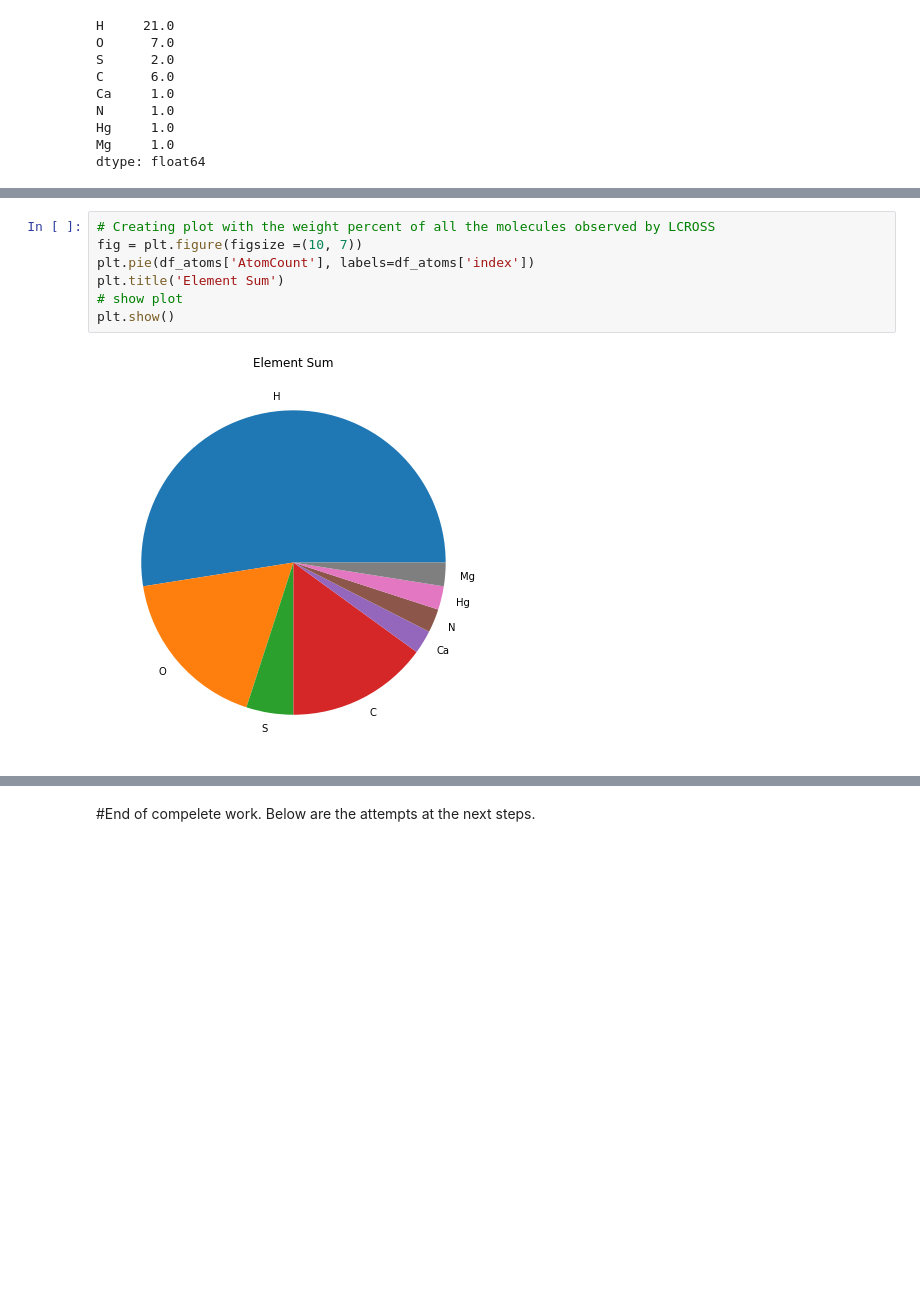
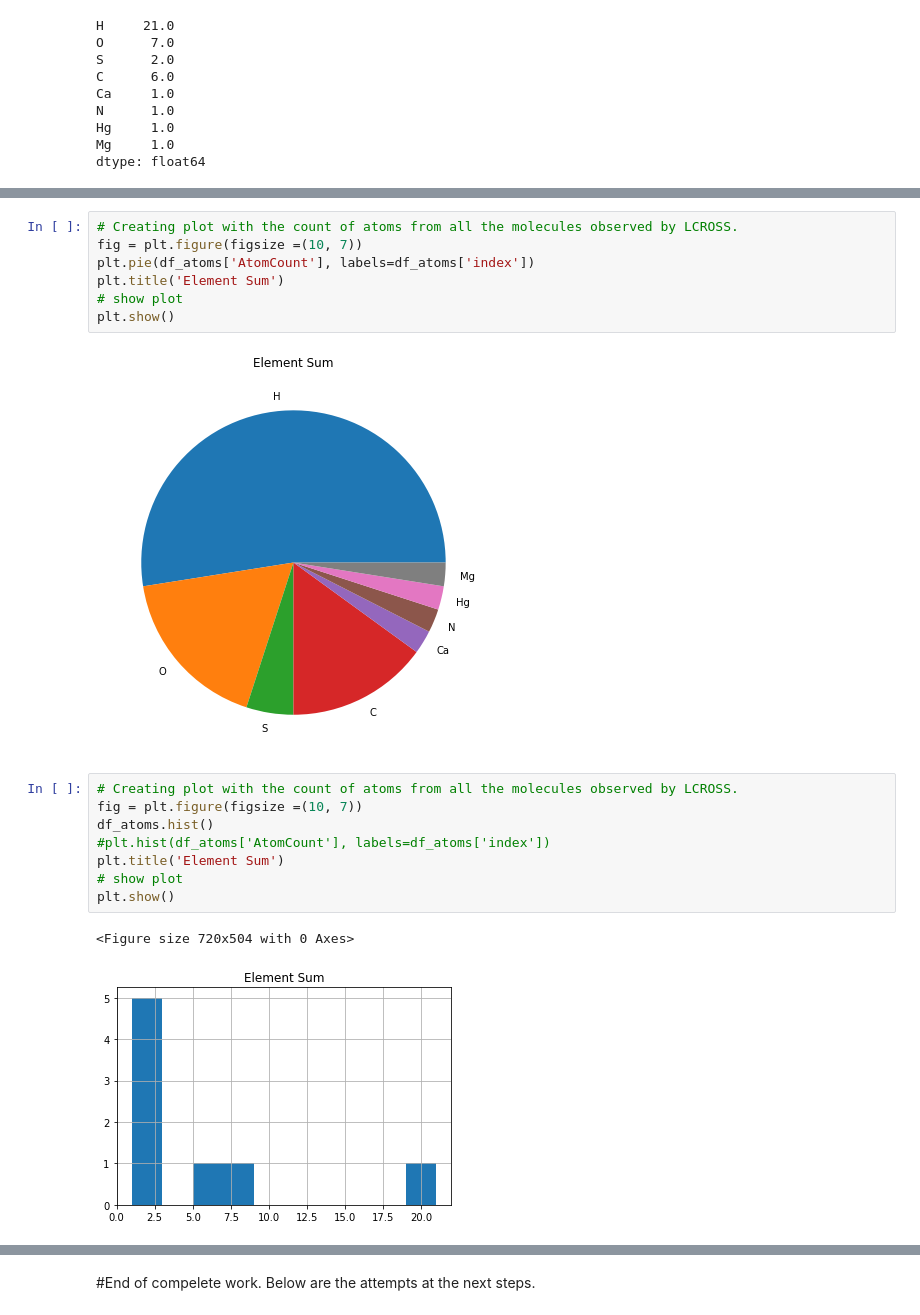
Before and after one commit to denizd1/GEOL557_Project, a Jupyter notebook: notebooks/LCROSS_Plume_Water_Detection_Data_v5.ipynb, the cells around one changed output, grey strips where cells are left out. Cells and saved outputs as stored; diff of their text form; blank space fills up the shorter version.

```diff
--- a/notebooks/LCROSS_Plume_Water_Detection_Data_v5.ipynb
+++ b/notebooks/LCROSS_Plume_Water_Detection_Data_v5.ipynb
@@ -216,7 +213,7 @@ df_atoms
 | 6 | Hg | 1.0 |
 | 7 | Mg | 1.0 |
 # %%
-# Creating plot with the weight percent of all the molecules observed by LCROSS
+# Creating plot with the count of atoms from all the molecules observed by LCROSS.
 fig = plt.figure(figsize =(10, 7))
 plt.pie(df_atoms['AtomCount'], labels=df_atoms['index'])
 plt.title('Element Sum')
@@ -224,3 +221,14 @@ plt.title('Element Sum')
 plt.show()
 # %% [output]
 [figure]
+# %%
+# Creating plot with the count of atoms from all the molecules observed by LCROSS.
+fig = plt.figure(figsize =(10, 7))
+df_atoms.hist()
+#plt.hist(df_atoms['AtomCount'], labels=df_atoms['index'])
+plt.title('Element Sum')
+# show plot
+plt.show()
+# %% [output]
+<Figure size 720x504 with 0 Axes>
+[figure, added]
```
Also changed, not shown: parts of 4 cells of this notebook.
